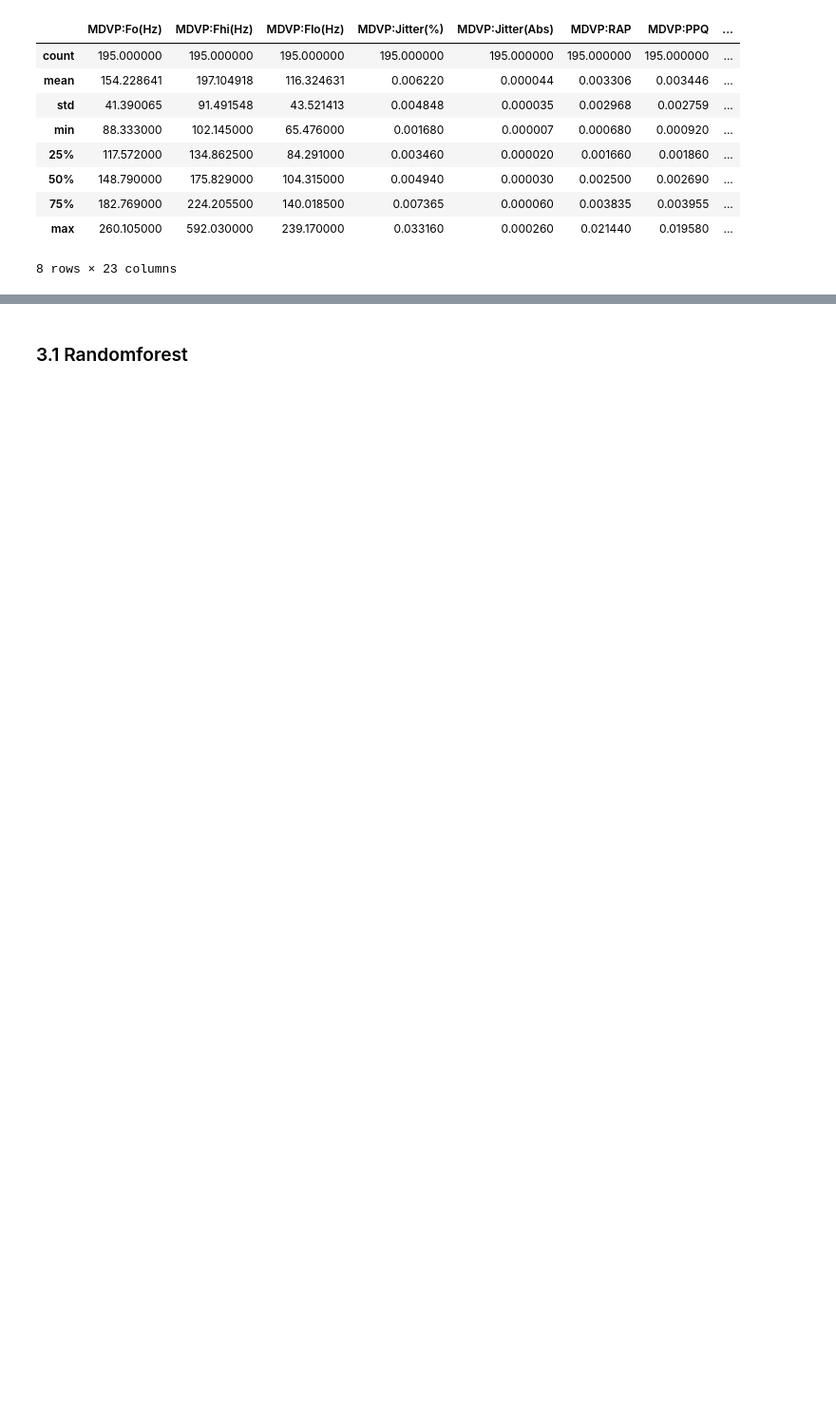
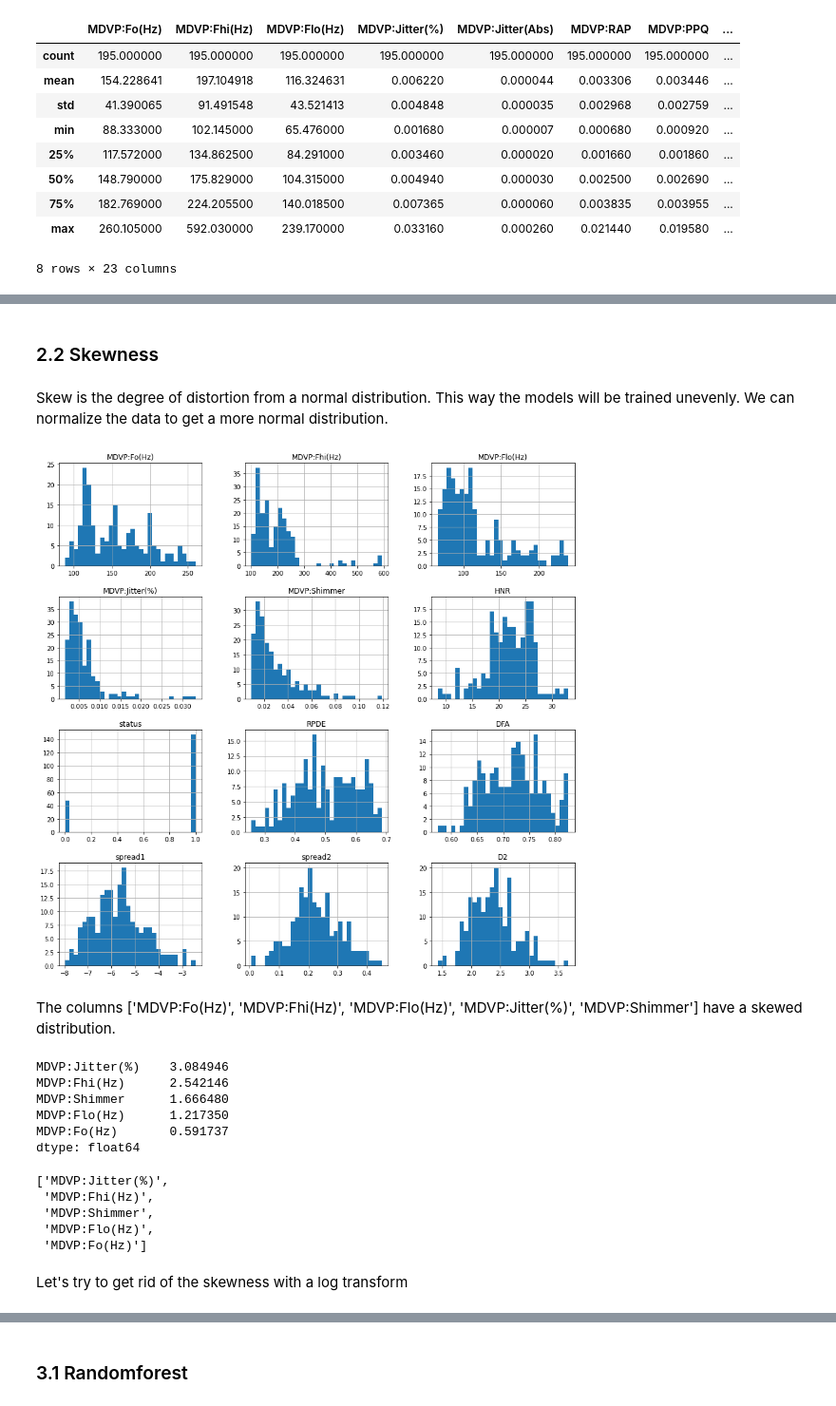
Before and after one commit to HendrikReitsma/supervised_learning_dsls, a Jupyter notebook: supervised_hendrik_reitsma_444264.ipynb, the cells around one changed output, grey strips where cells are left out. Shown at 95% size. Drawn from its saved outputs; the diff is of its cells as text; code cells hidden in the pictures; blank space fills up the shorter version.

```diff
--- a/supervised_hendrik_reitsma_444264.ipynb
+++ b/supervised_hendrik_reitsma_444264.ipynb
@@ -56,0 +108,31 @@ df.describe()
+# %% [markdown]
+### 2.2 Skewness
+# %% [markdown]
+Skew is the degree of distortion from a normal distribution. This way the models will be trained unevenly. We can normalize the data to get a more normal distribution.
+# %%
+df.hist(bins=30, figsize=(15, 15));
+# %% [output]
+[figure, added]
+# %% [markdown]
+The columns ['MDVP:Fo(Hz)', 'MDVP:Fhi(Hz)', 'MDVP:Flo(Hz)', 'MDVP:Jitter(%)', 'MDVP:Shimmer'] have a skewed distribution.
+# %%
+skewed_columns = df.skew().sort_values(ascending=False)
+skewed_columns = skewed_columns.loc[skewed_columns > 0.5]
+skewed_columns
+# %% [output]
+MDVP:Jitter(%)    3.084946
+MDVP:Fhi(Hz)      2.542146
+MDVP:Shimmer      1.666480
+MDVP:Flo(Hz)      1.217350
+MDVP:Fo(Hz)       0.591737
+dtype: float64
+# %%
+skewed_columns.index.tolist()
+# %% [output]
+['MDVP:Jitter(%)',
+ 'MDVP:Fhi(Hz)',
+ 'MDVP:Shimmer',
+ 'MDVP:Flo(Hz)',
+ 'MDVP:Fo(Hz)']
+# %% [markdown]
+Let's try to get rid of the skewness with a log transform
```
Also changed, not shown: parts of 109 cells of this notebook, 5 other files.
